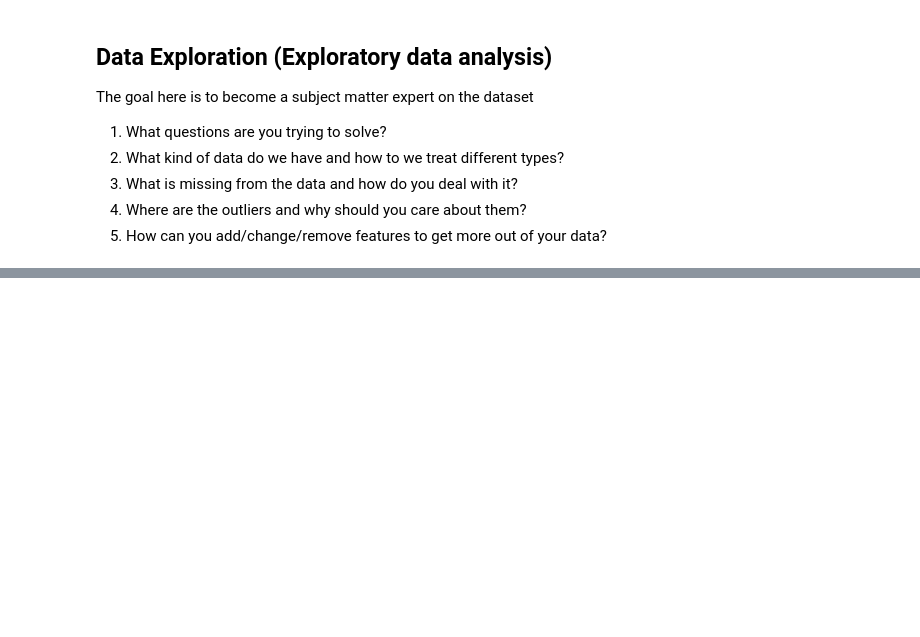
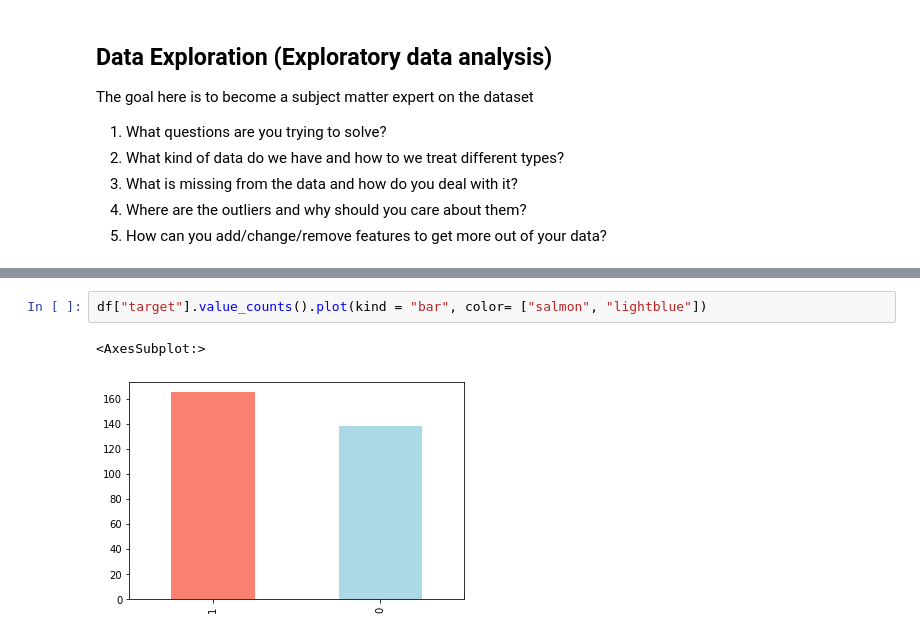
Before and after one commit to Ann-pixel/ML-heart-disease, a Jupyter notebook: Heart Disease- supervised/Heart-Disease-classification.ipynb, the cells around one changed output, grey strips where cells are left out. Saved outputs shown, nothing was run; the diff lists cells and outputs as text; blank space fills up the shorter version.

```diff
--- a/Heart Disease- supervised/Heart-Disease-classification.ipynb
+++ b/Heart Disease- supervised/Heart-Disease-classification.ipynb
@@ -127,0 +154,5 @@ The goal here is to become a subject matter expert on the dataset
+# %%
+df["target"].value_counts().plot(kind = "bar", color= ["salmon", "lightblue"])
+# %% [output]
+<AxesSubplot:>
+[figure, added]
```
Also changed, not shown: parts of 6 cells of this notebook.
